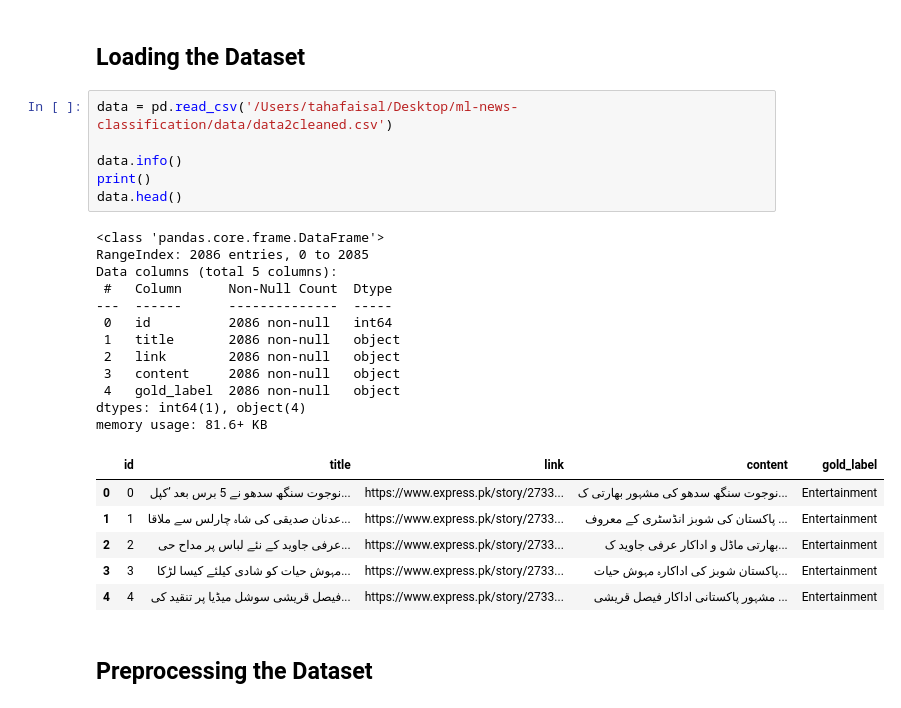
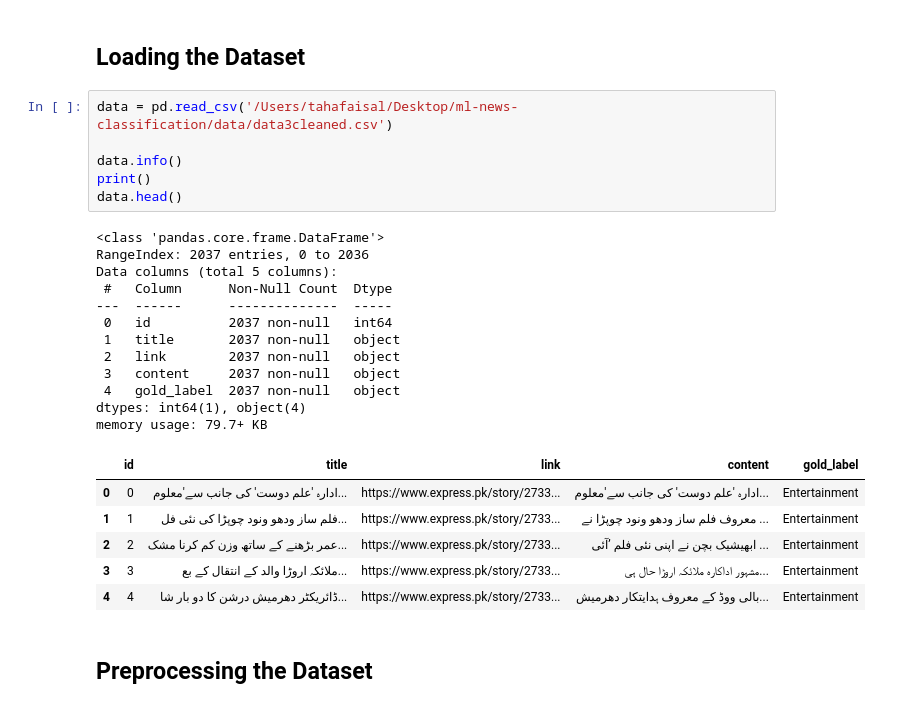
Before and after one commit to tahafaisalkhan/ml-news-classification, a Jupyter notebook: models/model1.ipynb, the cells around one changed output. Cells and saved outputs as stored; diff of their text form.

Commit message:
Dataset3cleaned.csv Added

```diff
--- a/models/model1.ipynb
+++ b/models/model1.ipynb
@@ -8,30 +8,30 @@ from sklearn.metrics import accuracy_score, precision_score, recall_score, f1_sc
 # %% [markdown]
 ## Loading the Dataset
 # %%
-data = pd.read_csv('/Users/tahafaisal/Desktop/ml-news-classification/data/data2cleaned.csv')
+data = pd.read_csv('/Users/tahafaisal/Desktop/ml-news-classification/data/data3cleaned.csv')
 
 data.info()
 print()
 data.head()
 # %% [output]
 <class 'pandas.core.frame.DataFrame'>
-RangeIndex: 2086 entries, 0 to 2085
+RangeIndex: 2037 entries, 0 to 2036
 Data columns (total 5 columns):
  #   Column      Non-Null Count  Dtype
 ---  ------      --------------  -----
- 0   id          2086 non-null   int64
- 1   title       2086 non-null   object
- 2   link        2086 non-null   object
- 3   content     2086 non-null   object
- 4   gold_label  2086 non-null   object
+ 0   id          2037 non-null   int64
+ 1   title       2037 non-null   object
+ 2   link        2037 non-null   object
+ 3   content     2037 non-null   object
+ 4   gold_label  2037 non-null   object
 dtypes: int64(1), object(4)
-memory usage: 81.6+ KB
+memory usage: 79.7+ KB
 |  | id | title | link | content | gold_label |
-| 0 | 0 | نوجوت سنگھ سدھو نے 5 برس بعد ’کپل... | https://www.express.pk/story/2733... | نوجوت سنگھ سدھو کی مشہور بھارتی ک... | Entertainment |
-| 1 | 1 | عدنان صدیقی کی شاہ چارلس سے ملاقا... | https://www.express.pk/story/2733... | پاکستان کی شوبز انڈسٹری کے معروف ... | Entertainment |
-| 2 | 2 | عرفی جاوید کے نئے لباس پر مداح حی... | https://www.express.pk/story/2733... | بھارتی ماڈل و اداکار عرفی جاوید ک... | Entertainment |
-| 3 | 3 | مہوش حیات کو شادی کیلئے کیسا لڑکا... | https://www.express.pk/story/2733... | پاکستان شوبز کی اداکارہ مہوش حیات... | Entertainment |
-| 4 | 4 | فیصل قریشی سوشل میڈیا پر تنقید کی... | https://www.express.pk/story/2733... | مشہور پاکستانی اداکار فیصل قریشی ... | Entertainment |
+| 0 | 0 | ادارہ 'علم دوست' کی جانب سے'معلوم... | https://www.express.pk/story/2733... | ادارہ 'علم دوست' کی جانب سے'معلوم... | Entertainment |
+| 1 | 1 | فلم ساز ودھو ونود چوپڑا کی نئی فل... | https://www.express.pk/story/2733... | معروف فلم ساز ودھو ونود چوپڑا نے ... | Entertainment |
+| 2 | 2 | عمر بڑھنے کے ساتھ وزن کم کرنا مشک... | https://www.express.pk/story/2733... | ابھیشیک بچن نے اپنی نئی فلم ’آئی ... | Entertainment |
+| 3 | 3 | ملائکہ اروڑا والد کے انتقال کے بع... | https://www.express.pk/story/2733... | مشہور اداکارہ ملائکہ اروڑا حال ہی... | Entertainment |
+| 4 | 4 | ڈائریکٹر دھرمیش درشن کا دو بار شا... | https://www.express.pk/story/2733... | بالی ووڈ کے معروف ہدایتکار دھرمیش... | Entertainment |
 # %% [markdown]
 ## Preprocessing the Dataset
 # %%
```
Also changed, not shown: parts of 4 cells of this notebook, 4 other files.
